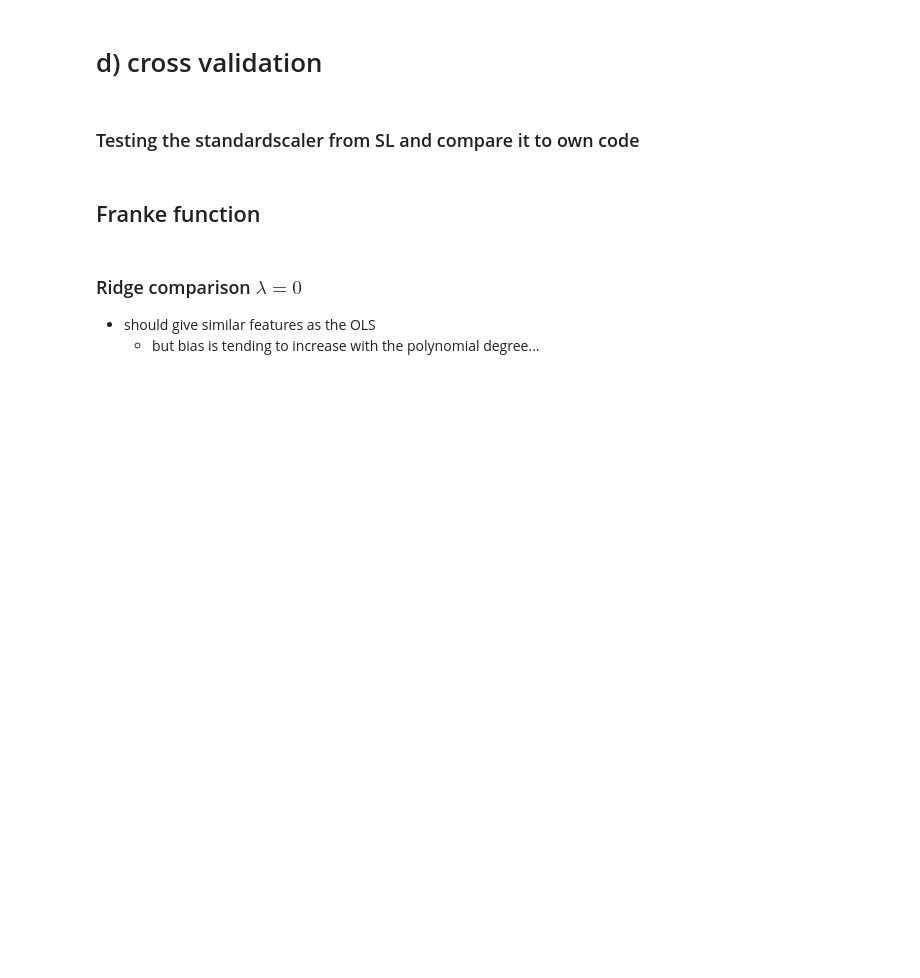
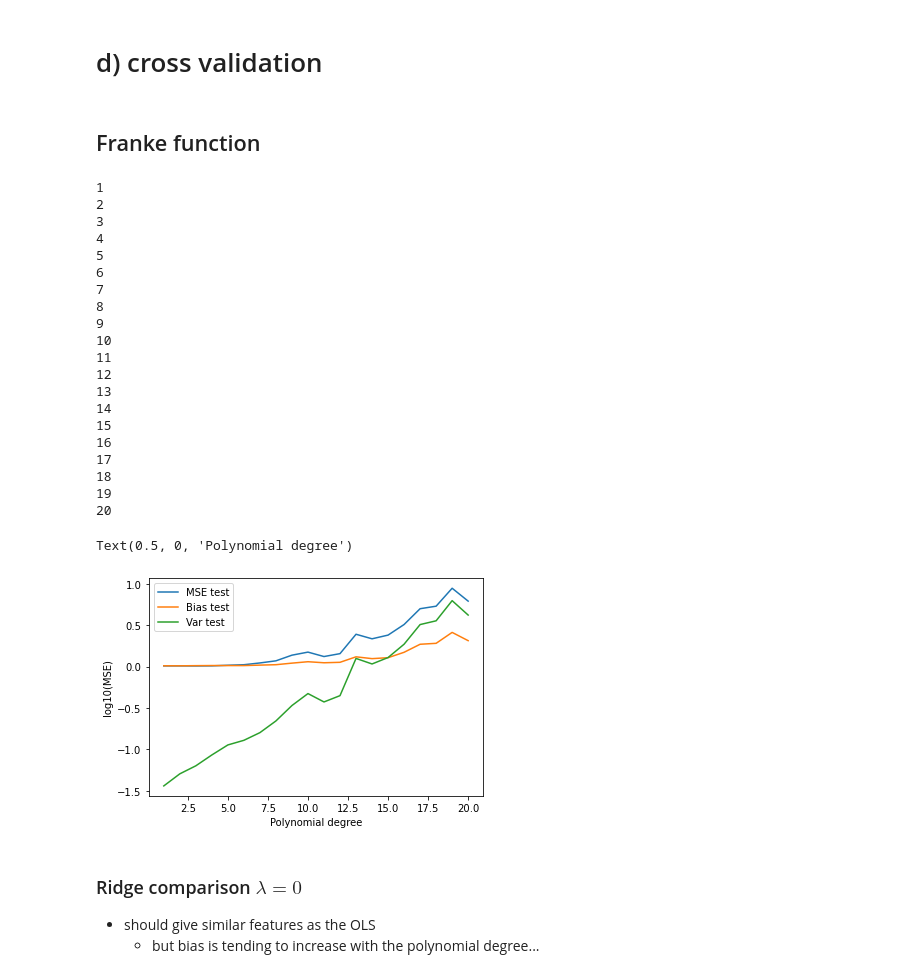
Before and after one commit to johanage/ada_ml_project1, a Jupyter notebook: Project1.ipynb, the cells around one changed output. Drawn from its saved outputs; the diff is of its cells as text; code cells hidden in the pictures; blank space fills up the shorter version.

```diff
--- a/Project1.ipynb
+++ b/Project1.ipynb
@@ -418,4 +542,2 @@ plt.xlabel("Polynomial degree")
 # %% [markdown]
 # d) cross validation
-# %% [markdown]
-### Testing the standardscaler from SL and compare it to own code
@@ -436,28 +545,54 @@ Xscaled_SL == Xscaled
 ## Franke function
 # %%
 import importlib; import project1; importlib.reload(project1); from project1.project1 import *
-model_complexity = 20
-x, y = np.meshgrid(np.arange(0,1,0.05),np.arange(0,1,0.05))
-xvec = np.array([x,y])
-z = FrankeFunction(**{'x%i'%i: xvec[i].ravel() for i in range(len(xvec))})
-noise = np.random.normal(0,1,size=z.shape)
-znoisy = z + noise
+np.random.seed(3155)
+# perform the kfolding
 k = 5
-mses_train, var_train, bias_train, variance_train = np.zeros((model_complexity, k)), np.zeros((model_complexity,k)),np.zeros((model_complexity, k)), np.zeros((model_complexity,k))
-mses_test, var_test, bias_test, variance_test = np.zeros((model_complexity, k)), np.zeros((model_complexity, k)),np.zeros((model_complexity, k)), np.zeros((model_complexity, k))
+splits = kfold(data=znoisy, k=k, random_state = 3155)
+
+mses_train, var_train, bias_train = np.zeros((model_complexity)), np.zeros((model_complexity)), np.zeros((model_complexity))
+mses_test, var_test, bias_test = np.zeros((model_complexity)), np.zeros((model_complexity)),np.zeros((model_complexity))
 for p in range(1,model_complexity+1):
-    mses_train[p-1], mses_test[p-1], bias_train[p-1], bias_test[p-1], var_train[p-1], var_test[p-1] = cross_validation(data = znoisy, xvec = xvec, k = k, p = p, method = "ols")
+    print(p)
+    ztrain, ztest, ztilde_train, ztilde_test = cross_validation(data = znoisy, splits = splits, xvec = np.array([x, y]), k = k, p = p, method = "ols", scale_centering=True)
+    mses_train[p-1] = np.nanmean((ztrain - ztilde_train)**2)
+    bias_train[p-1] = np.nanmean((ztrain - np.nanmean(ztilde_train, axis=1, keepdims=True))**2)
+    var_train[p-1] = np.nanmean(np.nanvar(ztilde_train, axis=1))
+
+    mses_test[p-1] = np.nanmean((ztest - ztilde_test)**2)
+    bias_test[p-1] = np.nanmean((ztest - np.nanmean(ztilde_test, axis=1, keepdims=True))**2)
+    var_test[p-1] = np.nanmean(np.nanvar(ztilde_test, axis=1))
 # plot log10(MSE) wrt polynomial degree
 ps = [i for i in range(1,model_complexity+1)]
-#plt.plot(ps, np.log10(np.mean(mses_train, axis = 1)), label="MSE train")
-plt.plot(ps, np.log10(np.mean(mses_test, axis = 1)), label="MSE test")
-#plt.plot(ps, np.log10(np.mean(bias_train, axis = 1)), label="Bias train")
-plt.plot(ps, np.log10(np.mean(bias_test, axis = 1)), label="Bias test")
-#plt.plot(ps, np.log10(np.mean(var_train, axis = 1)), label="Var train")
-plt.plot(ps, np.log10(np.mean(var_test, axis = 1)), label="Var test")
+plt.plot(ps, np.log10(mses_test), label="MSE test")
+plt.plot(ps, np.log10(bias_test), label="Bias test")
+plt.plot(ps, np.log10(var_test), label="Var test")
 plt.legend()
 plt.ylabel("log10(MSE)")
 plt.xlabel("Polynomial degree")
+# %% [output]
+1
+2
+3
+4
+5
+6
+7
+8
+9
+10
+11
+12
+13
+14
+15
+16
+17
+18
+19
+20
+Text(0.5, 0, 'Polynomial degree')
+[figure, added]
 # %% [markdown]
 ### Ridge comparison $\lambda = 0$
 - should give similar features as the OLS
```
Also changed, not shown: parts of 56 cells of this notebook, 1 other file.
